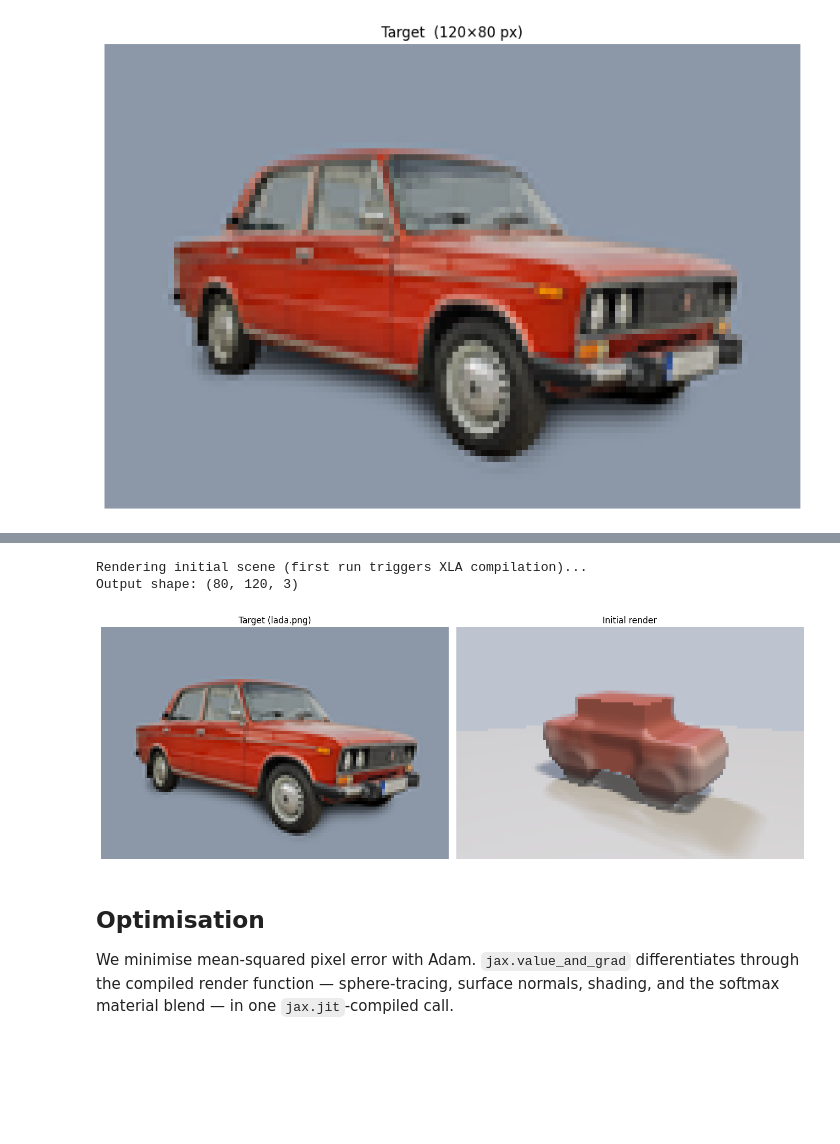
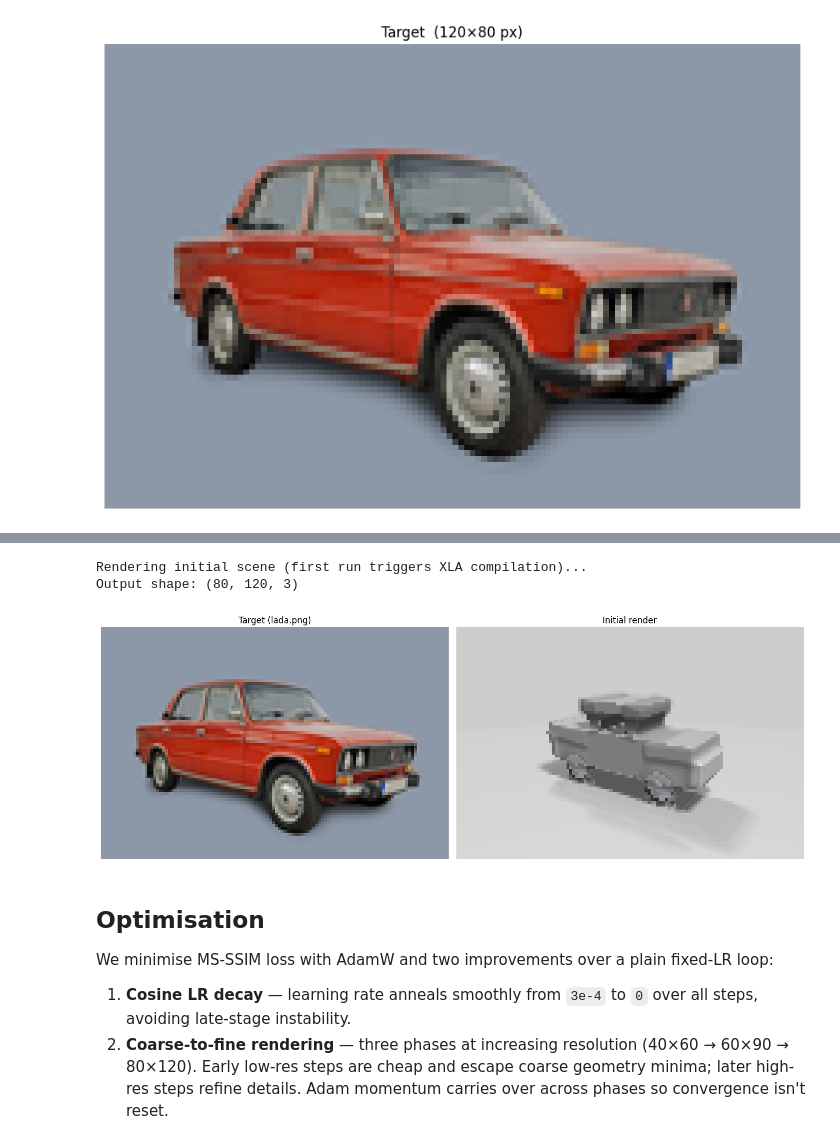
Before and after one commit to andrinr/jaxcad, a Jupyter notebook: examples/diff_render_fit.ipynb, the cells around one changed output, grey strips where cells are left out. Saved outputs shown, nothing was run; the diff lists cells and outputs as text; code cells hidden in the pictures; blank space fills up the shorter version.

Commit message:
diffable rendering, structure, bugs

```diff
--- a/examples/diff_render_fit.ipynb
+++ b/examples/diff_render_fit.ipynb
@@ -175,38 +220,43 @@ free_params keys: ['bg_color', 'body_metal', 'body_pos', 'body_rough', 'body_siz
 #
 # functionalize_render walks the geometry + material tree, builds pure JAX
 # closures for the SDF and material_fn, and wires them into the sphere-tracing
 # renderer. The result is a plain function that jax.grad can differentiate
 # through entirely.
 
 diff_render = functionalize_render(
     scene,
     max_steps=32,
     shadow_steps=12,
     shadow_hardness=6.0,
     gamma=2.2,
-    fd_normals=True,
+    fd_normals=False,
 )
 
 print("Rendering initial scene (first run triggers XLA compilation)...")
 img0 = diff_render(free_params, resolution=RES)
 print(f"Output shape: {img0.shape}")
 
 fig, axes = plt.subplots(1, 2, figsize=(14, 5))
 axes[0].imshow(np.array(target))
 axes[0].set_title("Target (lada.png)")
 axes[0].axis("off")
 axes[1].imshow(np.array(img0))
 axes[1].set_title("Initial render")
 axes[1].axis("off")
 plt.tight_layout()
 plt.show()
 # %% [output]
 Rendering initial scene (first run triggers XLA compilation)...
 Output shape: (80, 120, 3)
-[figure, old version]
+[figure, new version]
 # %% [markdown]
 ## Optimisation
 
-We minimise mean-squared pixel error with Adam.  `jax.value_and_grad` differentiates
-through the compiled render function — sphere-tracing, surface normals, shading, and
-the softmax material blend — in one `jax.jit`-compiled call.
+We minimise MS-SSIM loss with AdamW and two improvements over a plain fixed-LR loop:
+
+1. **Cosine LR decay** — learning rate anneals smoothly from `3e-4` to `0` over all
+   steps, avoiding late-stage instability.
+2. **Coarse-to-fine rendering** — three phases at increasing resolution (40×60 →
+   60×90 → 80×120).  Early low-res steps are cheap and escape coarse geometry minima;
+   later high-res steps refine details.  Adam momentum carries over across phases so
+   convergence isn't reset.
```
Also changed, not shown: parts of 10 cells of this notebook, 29 other files.
